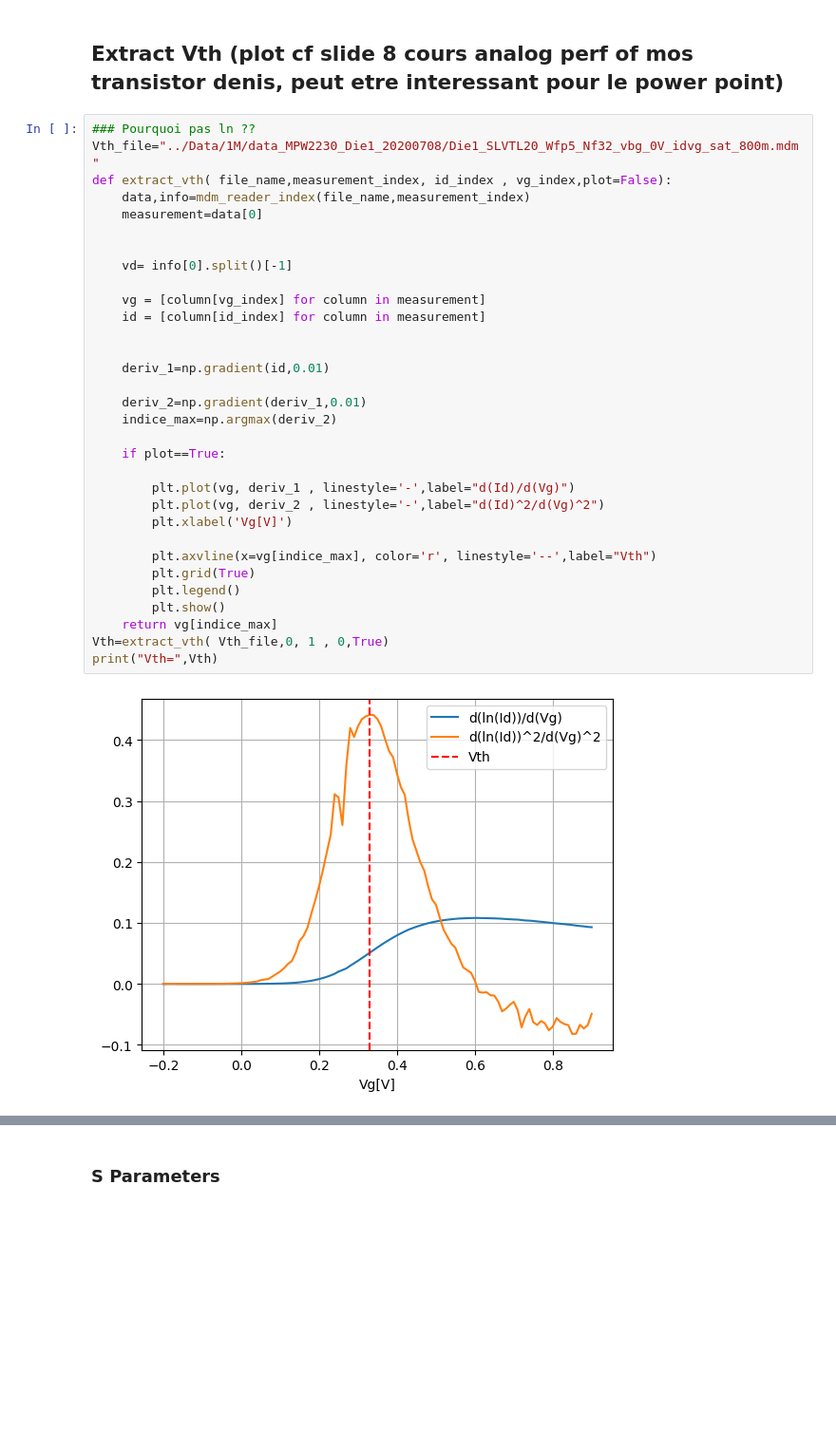
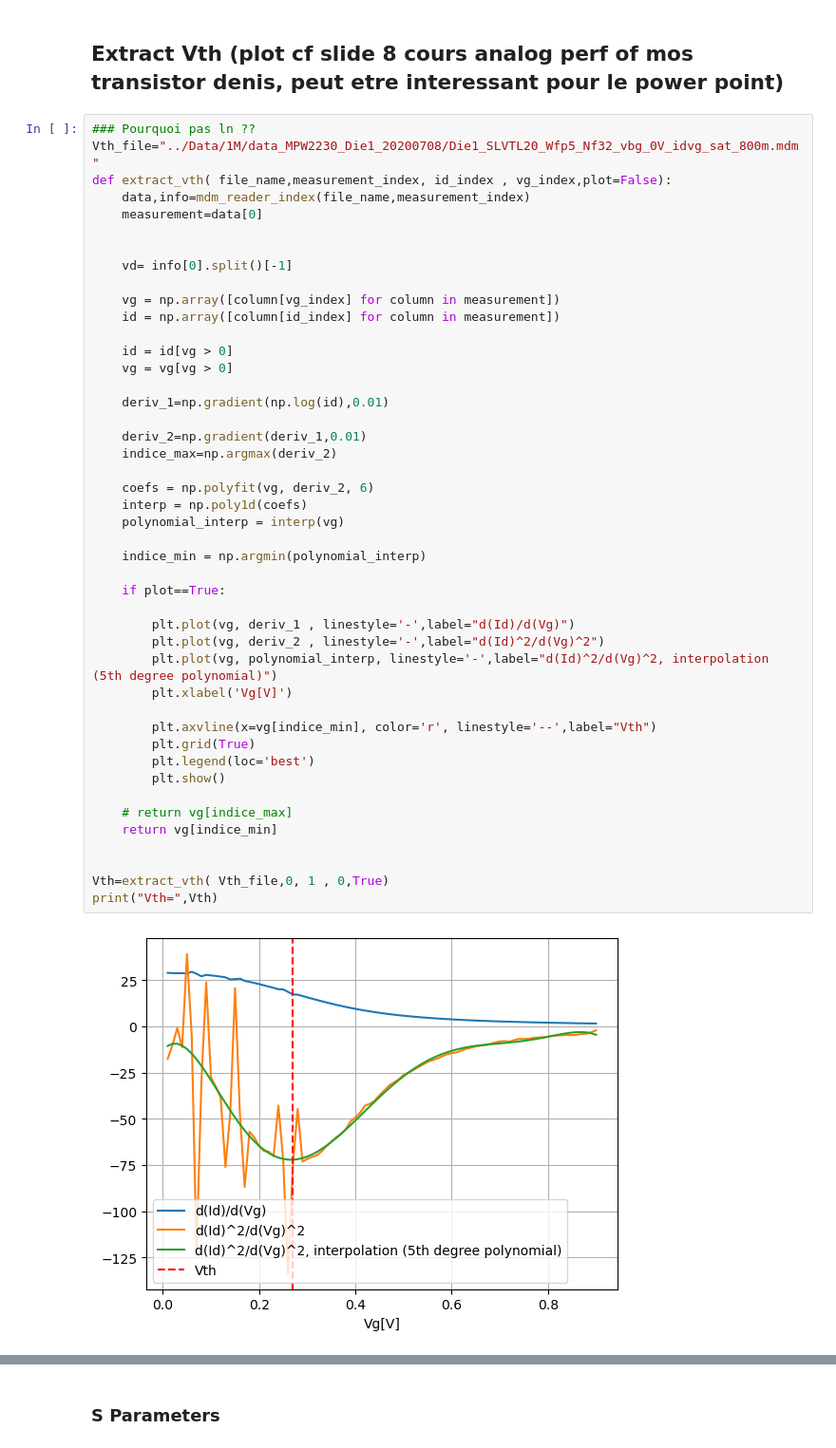
Before and after one commit to nonoswagman/LELEC2541, a Jupyter notebook: ExtractParameters.ipynb, the cells around one changed output, grey strips where cells are left out. Shown at 95% size. Saved outputs shown, nothing was run; the diff lists cells and outputs as text; blank space fills up the shorter version.

```diff
--- a/ExtractParameters.ipynb
+++ b/ExtractParameters.ipynb
@@ -103,34 +104,47 @@ vd, id = IVcurve(file1, 0, 0, 1, 'Vg', 'Vd', 'Id', 'Id vs Vd')
 # %%
 ### Pourquoi pas ln ??
 Vth_file="../Data/1M/data_MPW2230_Die1_20200708/Die1_SLVTL20_Wfp5_Nf32_vbg_0V_idvg_sat_800m.mdm"
 def extract_vth( file_name,measurement_index, id_index , vg_index,plot=False):
     data,info=mdm_reader_index(file_name,measurement_index)
     measurement=data[0]
 
 
     vd= info[0].split()[-1]
 
-    vg = [column[vg_index] for column in measurement]
-    id = [column[id_index] for column in measurement]
+    vg = np.array([column[vg_index] for column in measurement])
+    id = np.array([column[id_index] for column in measurement])
 
+    id = id[vg > 0]
+    vg = vg[vg > 0]
 
-    deriv_1=np.gradient(id,0.01)
+    deriv_1=np.gradient(np.log(id),0.01)
 
     deriv_2=np.gradient(deriv_1,0.01)
     indice_max=np.argmax(deriv_2)
+
+    coefs = np.polyfit(vg, deriv_2, 6)
+    interp = np.poly1d(coefs)
+    polynomial_interp = interp(vg)
+
+    indice_min = np.argmin(polynomial_interp)
 
     if plot==True:
 
         plt.plot(vg, deriv_1 , linestyle='-',label="d(Id)/d(Vg)")
         plt.plot(vg, deriv_2 , linestyle='-',label="d(Id)^2/d(Vg)^2")
+        plt.plot(vg, polynomial_interp, linestyle='-',label="d(Id)^2/d(Vg)^2, interpolation (5th degree polynomial)")
         plt.xlabel('Vg[V]')
 
-        plt.axvline(x=vg[indice_max], color='r', linestyle='--',label="Vth")
+        plt.axvline(x=vg[indice_min], color='r', linestyle='--',label="Vth")
         plt.grid(True)
-        plt.legend()
+        plt.legend(loc='best')
         plt.show()
-    return vg[indice_max]
+
+    # return vg[indice_max]
+    return vg[indice_min]
+
+
 Vth=extract_vth( Vth_file,0, 1 , 0,True)
 print("Vth=",Vth)
 # %% [output]
-[figure, old version]
+[figure, new version]
```
Also changed, not shown: parts of 13 cells of this notebook.
